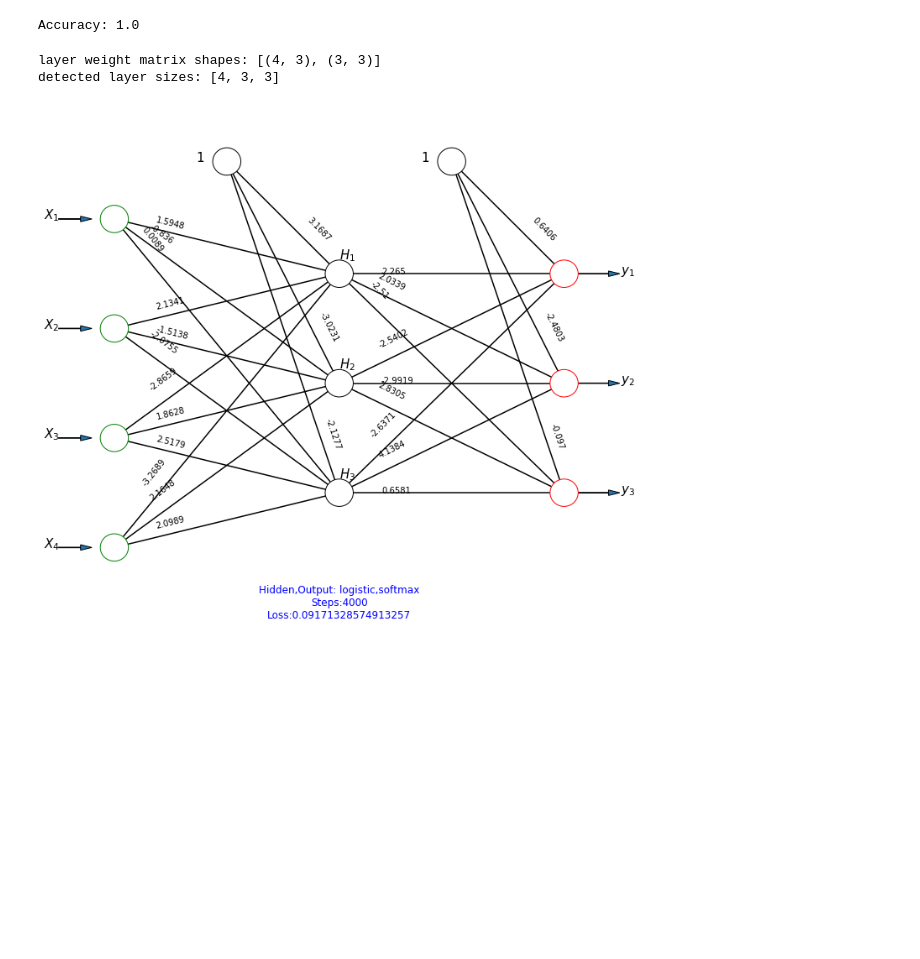
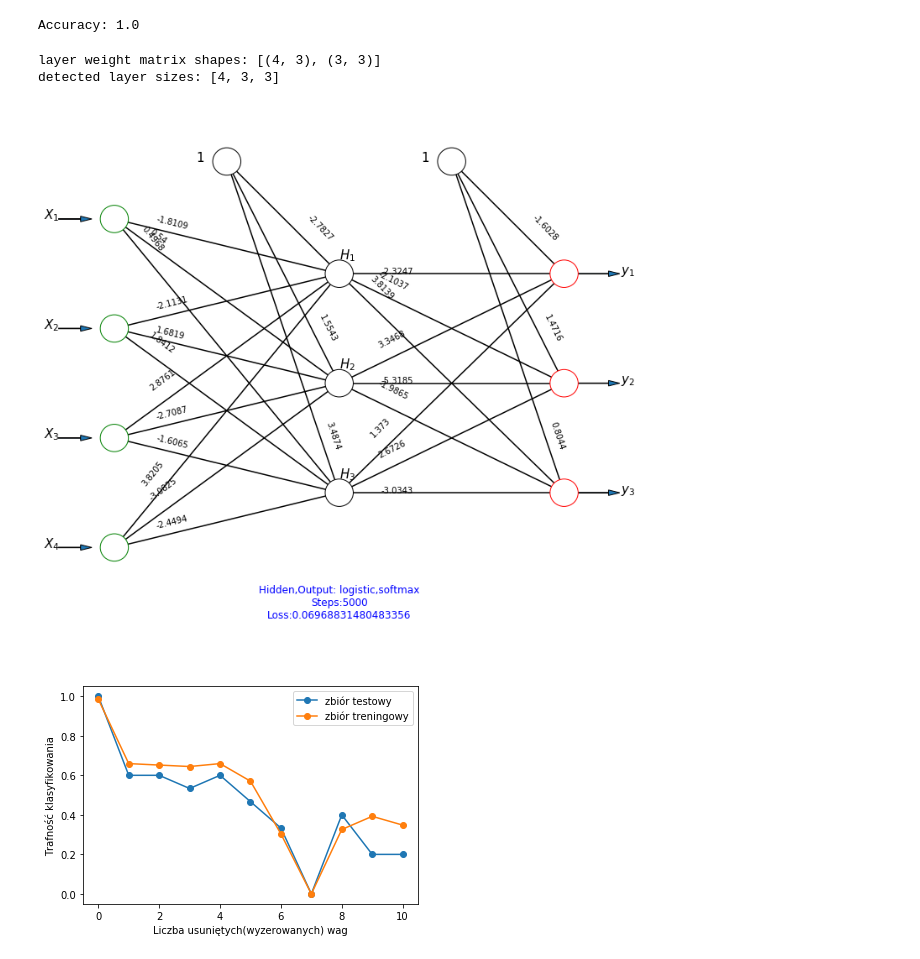
Before and after one commit to Maaslak/UM_NN, a Jupyter notebook: ZagadnieniaZaawansowane.ipynb, the cells around one changed output. Cells and saved outputs as stored; diff of their text form; code cells hidden in the pictures; blank space fills up the shorter version.

```diff
--- a/ZagadnieniaZaawansowane.ipynb
+++ b/ZagadnieniaZaawansowane.ipynb
@@ -78,7 +82,7 @@ plt.show()
 ds = datasets.load_iris()
 X_train, X_test, y_train, y_test = train_test_split(ds['data'], ds['target'], test_size=0.1, random_state=42)
 # %%
-n_iters = 4000
+n_iters = 5000
 classifier = MLPClassifier(hidden_layer_sizes=(3), activation='logistic', n_iter_no_change=n_iters, max_iter=n_iters)
 classifier.fit(X_train, y_train)
 print("Accuracy: {}".format(classifier.score(X_test, y_test)))
@@ -89,4 +93,36 @@ NN_helpers.draw_nn(classifier)
 # %% [output]
 layer weight matrix shapes: [(4, 3), (3, 3)]
 detected layer sizes: [4, 3, 3]
-[figure, old version]
+[figure, new version]
+# %%
+def damage_NN(mlp):
+    neuron_idx = (0, 0)
+    min_val = mlp.coefs_[0][0][0]
+    for i, layer in enumerate(mlp.coefs_):
+        val = np.min(layer[np.nonzero(layer)])
+        if val < min_val:
+            neuron_idx = (i, np.where(layer == val))
+            min_val = val
+    mlp.coefs_[neuron_idx[0]][neuron_idx[1]] = 0
+
+train_acc = []
+test_acc=[]
+test_acc.append(classifier.score(X_test, y_test))
+train_acc.append(classifier.score(X_train, y_train))
+
+for _ in range(10):
+    damage_NN(classifier)
+    test_acc.append(classifier.score(X_test, y_test))
+    train_acc.append(classifier.score(X_train, y_train))
+# %%
+# 27 parametrów
+
+plt.plot(test_acc, 'o-', label="zbiór testowy")
+plt.plot(train_acc, 'o-',label="zbiór treningowy")
+plt.xlabel("Liczba usuniętych(wyzerowanych) wag")
+plt.ylabel("Trafność klasyfikowania")
+plt.legend()
+# plt.savefig("figures/damaged_nn")
+plt.show()
+# %% [output]
+[figure, added]
```
Also changed, not shown: parts of 23 cells of this notebook, 8 other files.
